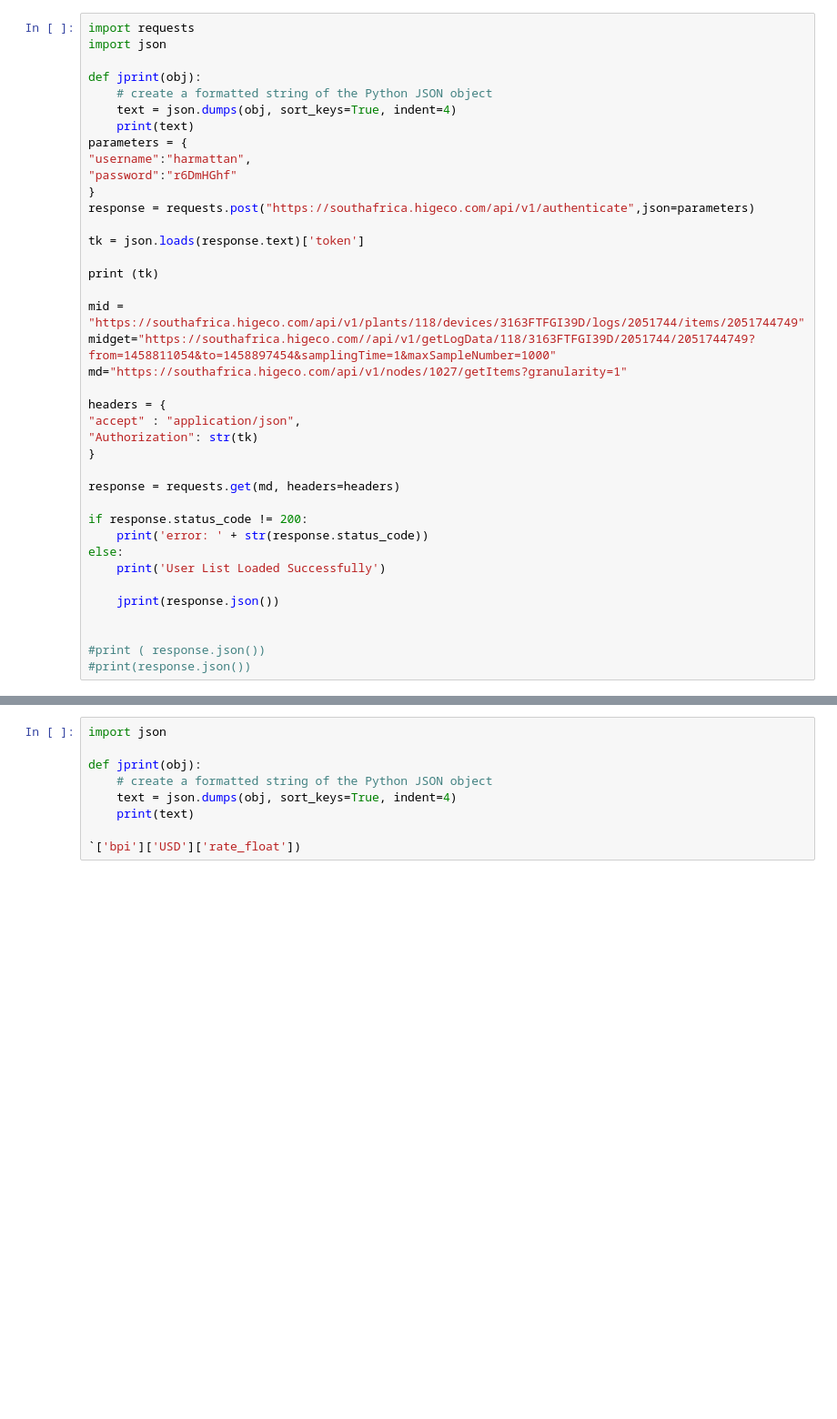
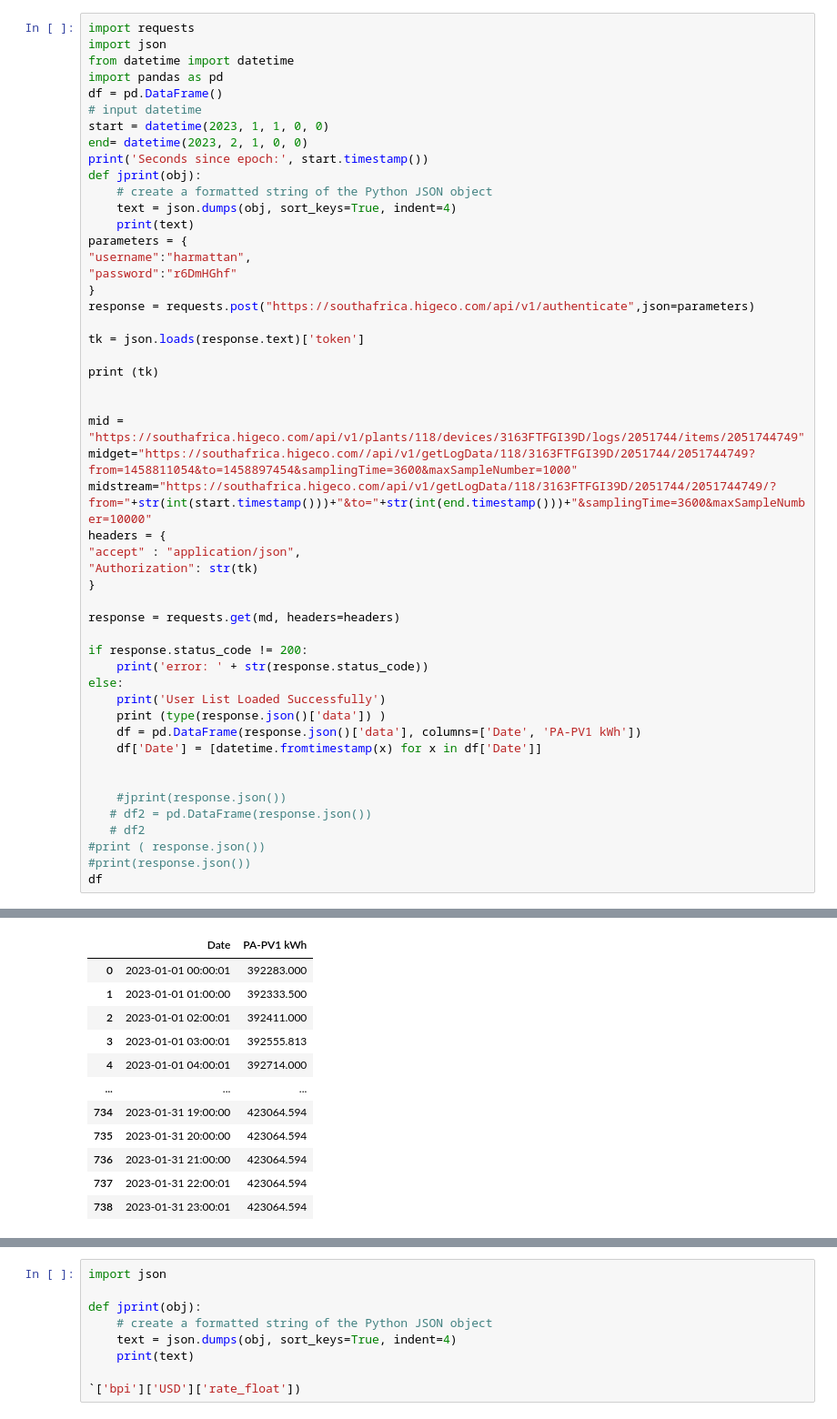
Before and after one commit to mutali57/jupyter-reporting, a Jupyter notebook: API_TEST.ipynb, the cells around one changed output, grey strips where cells are left out. Shown at 91% size. Cells and saved outputs as stored; diff of their text form; blank space fills up the shorter version.

```diff
--- a/API_TEST.ipynb
+++ b/API_TEST.ipynb
@@ -1,7 +1,13 @@
 # %%
 import requests
 import json
-
+from datetime import datetime
+import pandas as pd
+df = pd.DataFrame()
+# input datetime
+start = datetime(2023, 1, 1, 0, 0)
+end= datetime(2023, 2, 1, 0, 0)
+print('Seconds since epoch:', start.timestamp())
 def jprint(obj):
     # create a formatted string of the Python JSON object
     text = json.dumps(obj, sort_keys=True, indent=4)
@@ -16,10 +22,10 @@ tk = json.loads(response.text)['token']
 
 print (tk)
 
+
 mid = "https://southafrica.higeco.com/api/v1/plants/118/devices/3163FTFGI39D/logs/2051744/items/2051744749"
-midget="https://southafrica.higeco.com//api/v1/getLogData/118/3163FTFGI39D/2051744/2051744749?from=1458811054&to=1458897454&samplingTime=1&maxSampleNumber=1000"
-md="https://southafrica.higeco.com/api/v1/nodes/1027/getItems?granularity=1"
-
+midget="https://southafrica.higeco.com//api/v1/getLogData/118/3163FTFGI39D/2051744/2051744749?from=1458811054&to=1458897454&samplingTime=3600&maxSampleNumber=1000"
+midstream="https://southafrica.higeco.com/api/v1/getLogData/118/3163FTFGI39D/2051744/2051744749/?from="+str(int(start.timestamp()))+"&to="+str(int(end.timestamp()))+"&samplingTime=3600&maxSampleNumber=10000"
 headers = {
 "accept" : "application/json",
 "Authorization": str(tk)
@@ -31,10 +37,15 @@ if response.status_code != 200:
     print('error: ' + str(response.status_code))
 else:
     print('User List Loaded Successfully')
-
-    jprint(response.json())
+    print (type(response.json()['data']) )
+    df = pd.DataFrame(response.json()['data'], columns=['Date', 'PA-PV1 kWh'])
+    df['Date'] = [datetime.fromtimestamp(x) for x in df['Date']]
 
 
+    #jprint(response.json())
+   # df2 = pd.DataFrame(response.json())
+   # df2
 #print ( response.json())
 #print(response.json())
+df
 # %% [output]
@@ -57,0 +56,12 @@ User List Loaded Successfully
+|  | Date | PA-PV1 kWh |
+| 0 | 2023-01-01 00:00:01 | 392283.000 |
+| 1 | 2023-01-01 01:00:00 | 392333.500 |
+| 2 | 2023-01-01 02:00:01 | 392411.000 |
+| 3 | 2023-01-01 03:00:01 | 392555.813 |
+| 4 | 2023-01-01 04:00:01 | 392714.000 |
+| ... | ... | ... |
+| 734 | 2023-01-31 19:00:00 | 423064.594 |
+| 735 | 2023-01-31 20:00:00 | 423064.594 |
+| 736 | 2023-01-31 21:00:00 | 423064.594 |
+| 737 | 2023-01-31 22:00:01 | 423064.594 |
+| 738 | 2023-01-31 23:00:01 | 423064.594 |
```
Also changed, not shown: parts of 1 cell of this notebook, 12 other files.
